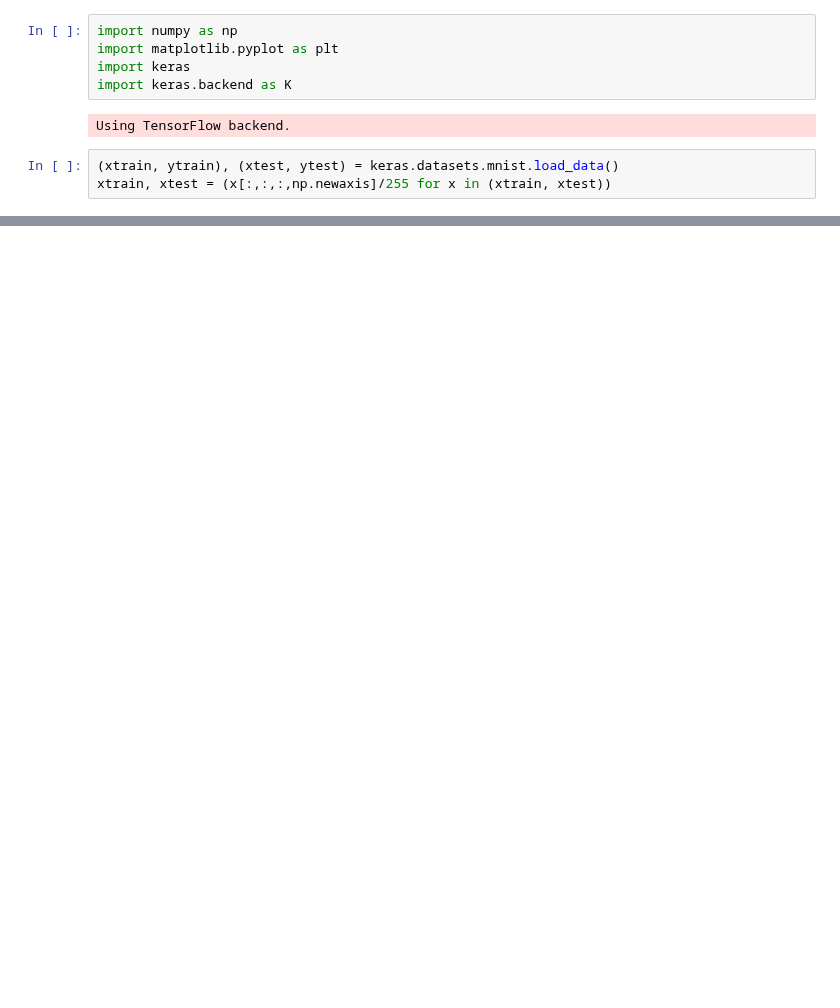
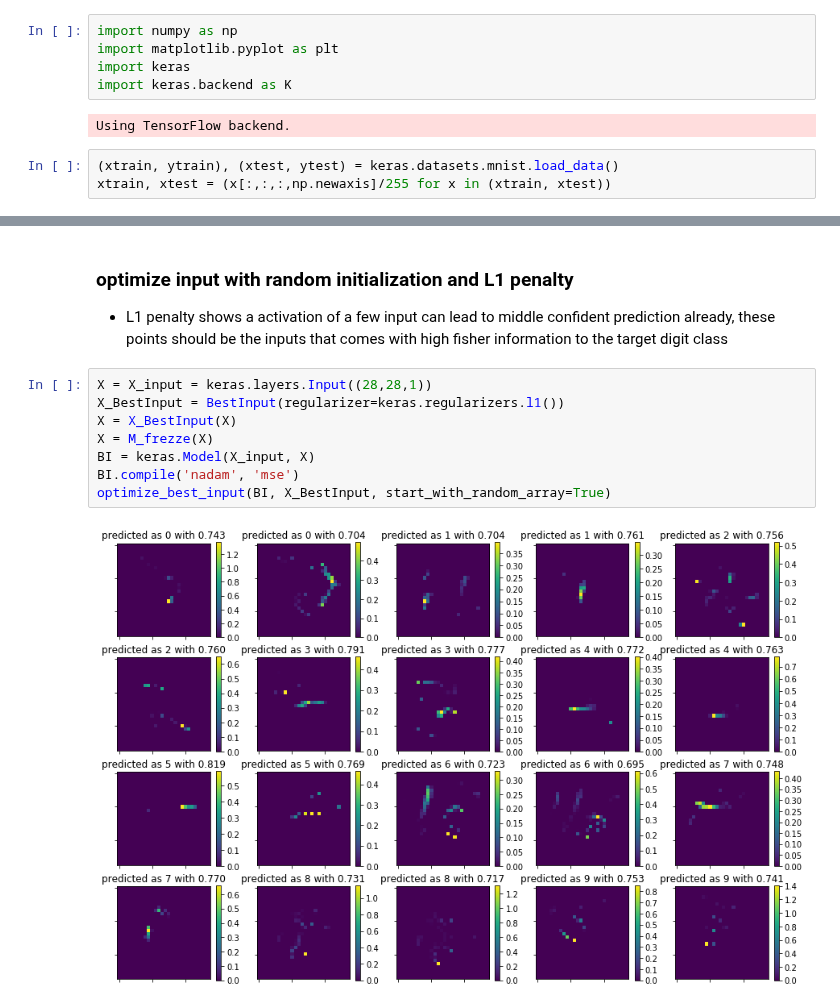
Before and after one commit to mammalwong/ml-study, a Jupyter notebook: hacking-input.ipynb, the cells around one changed output, grey strips where cells are left out. Saved outputs shown, nothing was run; the diff lists cells and outputs as text; blank space fills up the shorter version.

```diff
--- a/hacking-input.ipynb
+++ b/hacking-input.ipynb
@@ -104,0 +118,13 @@ KeyboardInterrupt:
+# %% [markdown]
+### optimize input with random initialization and L1 penalty
+- L1 penalty shows a activation of a few input can lead to middle confident prediction already, these points should be the inputs that comes with high fisher information to the target digit class
+# %%
+X = X_input = keras.layers.Input((28,28,1))
+X_BestInput = BestInput(regularizer=keras.regularizers.l1())
+X = X_BestInput(X)
+X = M_frezze(X)
+BI = keras.Model(X_input, X)
+BI.compile('nadam', 'mse')
+optimize_best_input(BI, X_BestInput, start_with_random_array=True)
+# %% [output]
+[figure, added]
```
Also changed, not shown: parts of 16 cells of this notebook.
